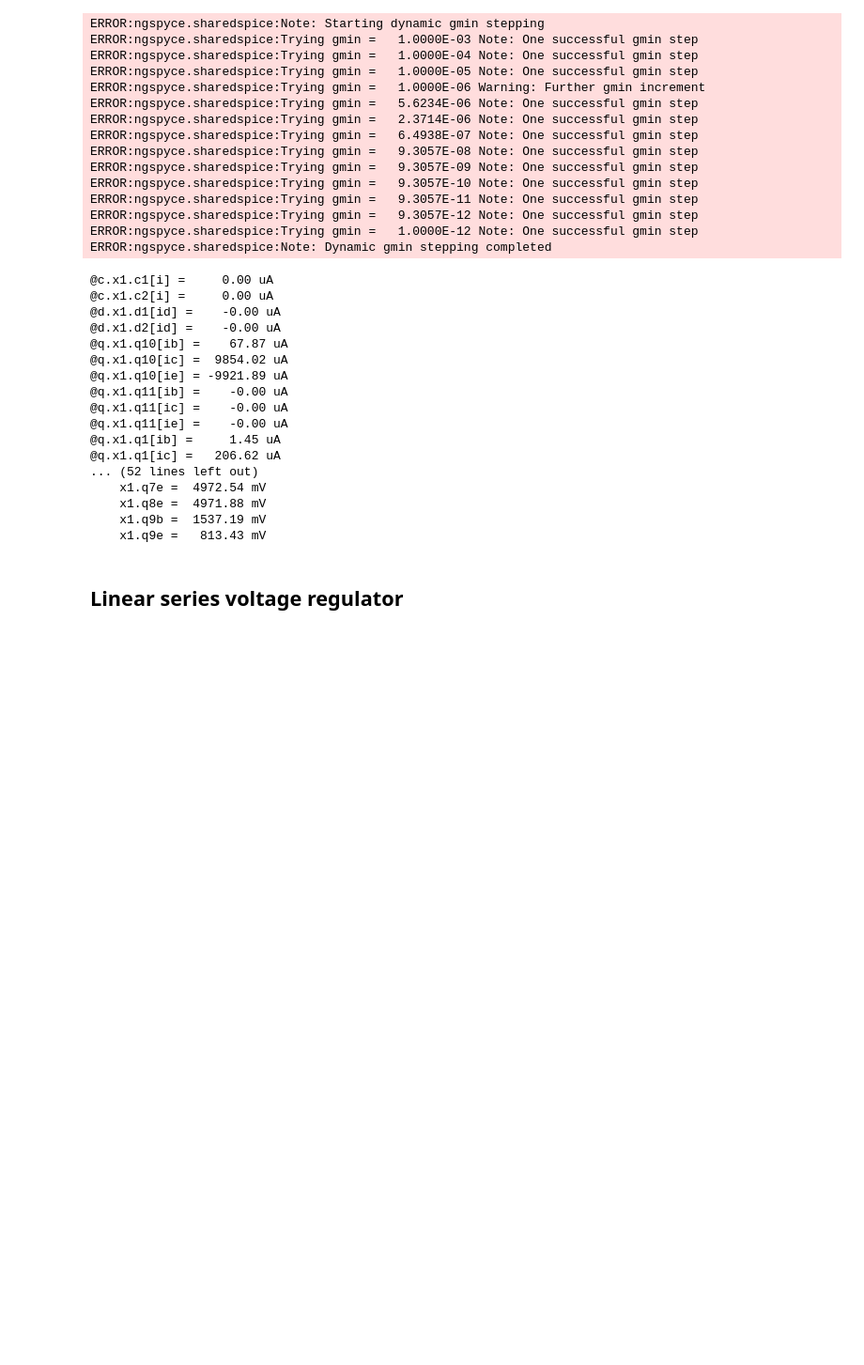
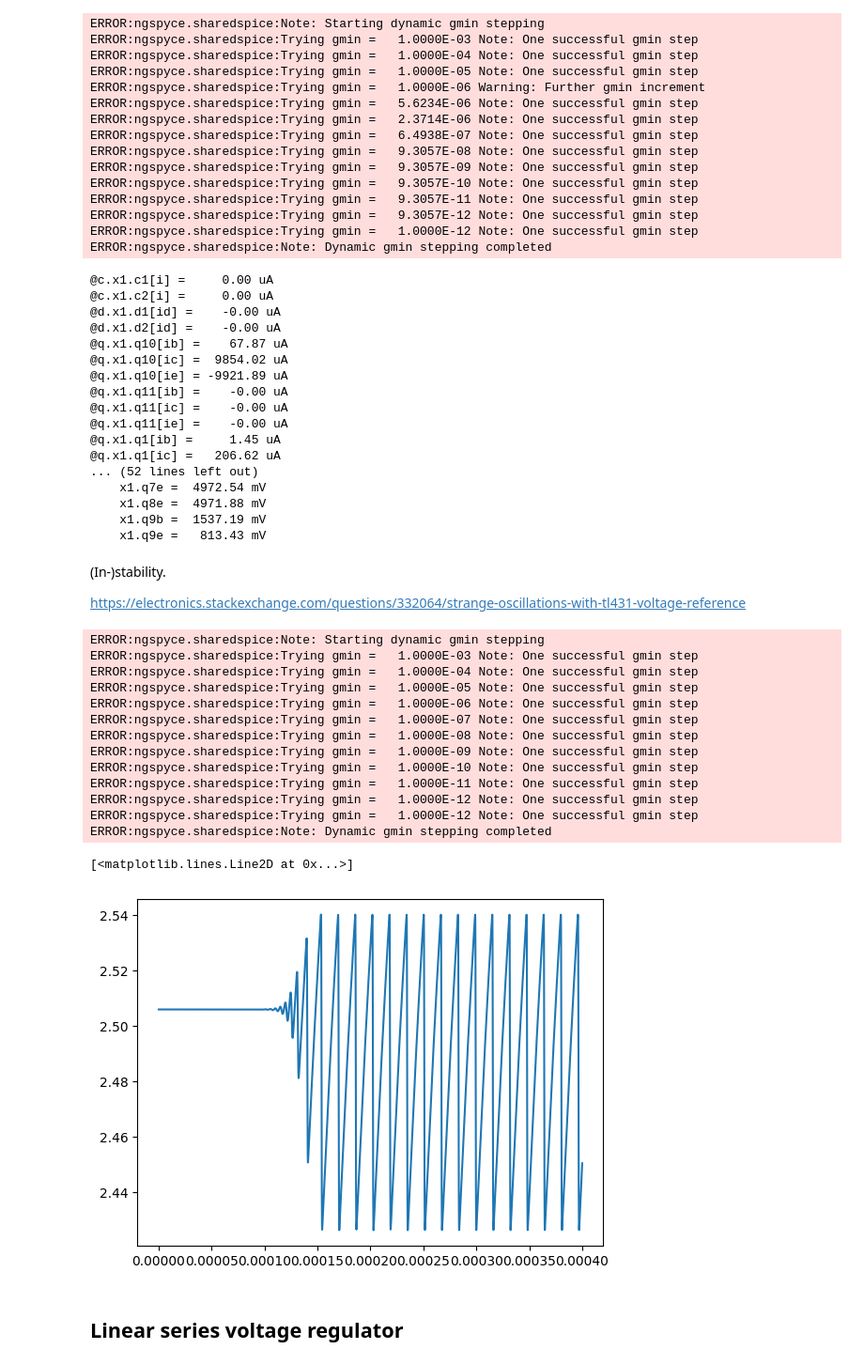
Before and after one commit to chenshuo/notes, a Jupyter notebook: notebooks/AnalogCircuits.ipynb, the cells around one changed output. Shown at 94% size. Drawn from its saved outputs; the diff is of its cells as text; code cells hidden in the pictures; blank space fills up the shorter version.

Commit message:
update tl431 notes and ua78l05 notebook.

```diff
--- a/notebooks/AnalogCircuits.ipynb
+++ b/notebooks/AnalogCircuits.ipynb
@@ -377,6 +381,71 @@ ERROR:ngspyce.sharedspice:Note: Dynamic gmin stepping completed
     x1.q8e =  4971.88 mV
     x1.q9b =  1537.19 mV
     x1.q9e =   813.43 mV
+# %% [markdown]
+(In-)stability.
+
+https://electronics.stackexchange.com/questions/332064/strange-oscillations-with-tl431-voltage-reference
+# %%
+ng.circ('''
+  V1 v1 0 3.3V
+  R1 v1 K 750
+  C1 K 0 0.1u; to make it oscillating
+  X1 K 0 K TL431ED
+  .options savecurrents
+
+.SUBCKT TL431ED CATHODE ANODE REF
+Q1 CATHODE REF q1e QN_ED
+R4 q1e N009 3.28k
+R2 N009 q2c 2.4k
+R3 N009 q3c 7.2k
+Q2 q2c q2c ANODE QN_ED area=1.2
+Q3 q3c q2c q3e QN_ED area=2.2
+R1 q3e ANODE 800
+Q4 q7b q1e q4e QN_ED
+R5 q4e q5c 4k
+Q5 q5c q3c ANODE QN_ED
+Q6 q9b q6b ANODE QN_ED area=0.5
+Q7 q7b q7b q7e QP_ED
+Q8 q9b q7b q8e QP_ED
+R7 CATHODE q7e 800
+R8 CATHODE q8e 800
+Q9 CATHODE q9b q9e QN_ED
+R9 q10b q9e 150
+Q10 CATHODE q10b ANODE QN_ED area=5
+R10 q10b ANODE 10k
+Q11 q9b q9b REF QN_ED
+D1 ANODE q9b D_ED
+R6 q6b q2c 1k
+D2 ANODE CATHODE D_ED
+C1 CATHODE q9b 10p
+C2 q3c q5c 20p
+.model QN_ED NPN(BF=140 Cje=1p Cjc=2p Rb=40 VAF=80 VAR=50 KF=3.2e-16 AF=1)
+.model QP_ED PNP(BF=60 Cje=1p Cjc=3p Rb=80 VAF=70 VAR=40)
+.MODEL D_ED D(Rs=5 CJ0=4.0p)
+.ends TL431ED
+''')
+
+ng.cmd('tran 100n 400u')
+
+t = ng.vector('time')
+Vout = ng.vector('k')
+plt.plot(t, Vout)
+# %% [output]
+ERROR:ngspyce.sharedspice:Note: Starting dynamic gmin stepping
+ERROR:ngspyce.sharedspice:Trying gmin =   1.0000E-03 Note: One successful gmin step
+ERROR:ngspyce.sharedspice:Trying gmin =   1.0000E-04 Note: One successful gmin step
+ERROR:ngspyce.sharedspice:Trying gmin =   1.0000E-05 Note: One successful gmin step
+ERROR:ngspyce.sharedspice:Trying gmin =   1.0000E-06 Note: One successful gmin step
+ERROR:ngspyce.sharedspice:Trying gmin =   1.0000E-07 Note: One successful gmin step
+ERROR:ngspyce.sharedspice:Trying gmin =   1.0000E-08 Note: One successful gmin step
+ERROR:ngspyce.sharedspice:Trying gmin =   1.0000E-09 Note: One successful gmin step
+ERROR:ngspyce.sharedspice:Trying gmin =   1.0000E-10 Note: One successful gmin step
+ERROR:ngspyce.sharedspice:Trying gmin =   1.0000E-11 Note: One successful gmin step
+ERROR:ngspyce.sharedspice:Trying gmin =   1.0000E-12 Note: One successful gmin step
+ERROR:ngspyce.sharedspice:Trying gmin =   1.0000E-12 Note: One successful gmin step
+ERROR:ngspyce.sharedspice:Note: Dynamic gmin stepping completed
+[<matplotlib.lines.Line2D at 0x...>]
+[figure, added]
 # %% [markdown]
 ## Linear series voltage regulator
 # %%
```
Also changed, not shown: parts of 3 cells of this notebook, 7 other files.
